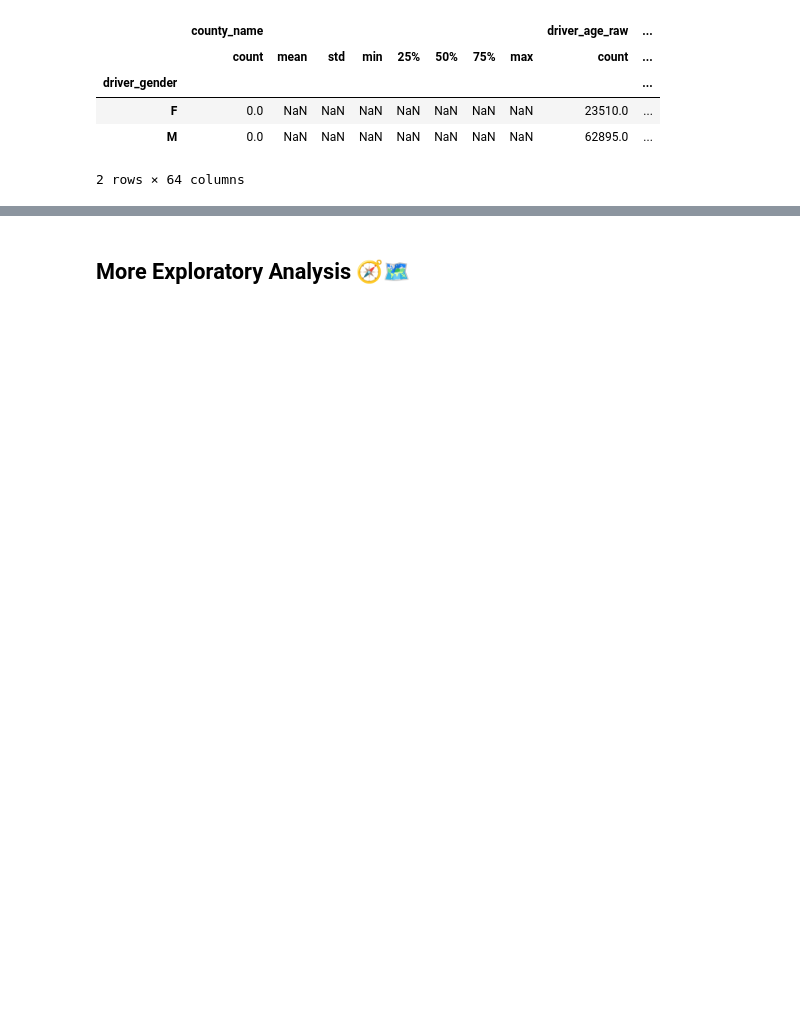
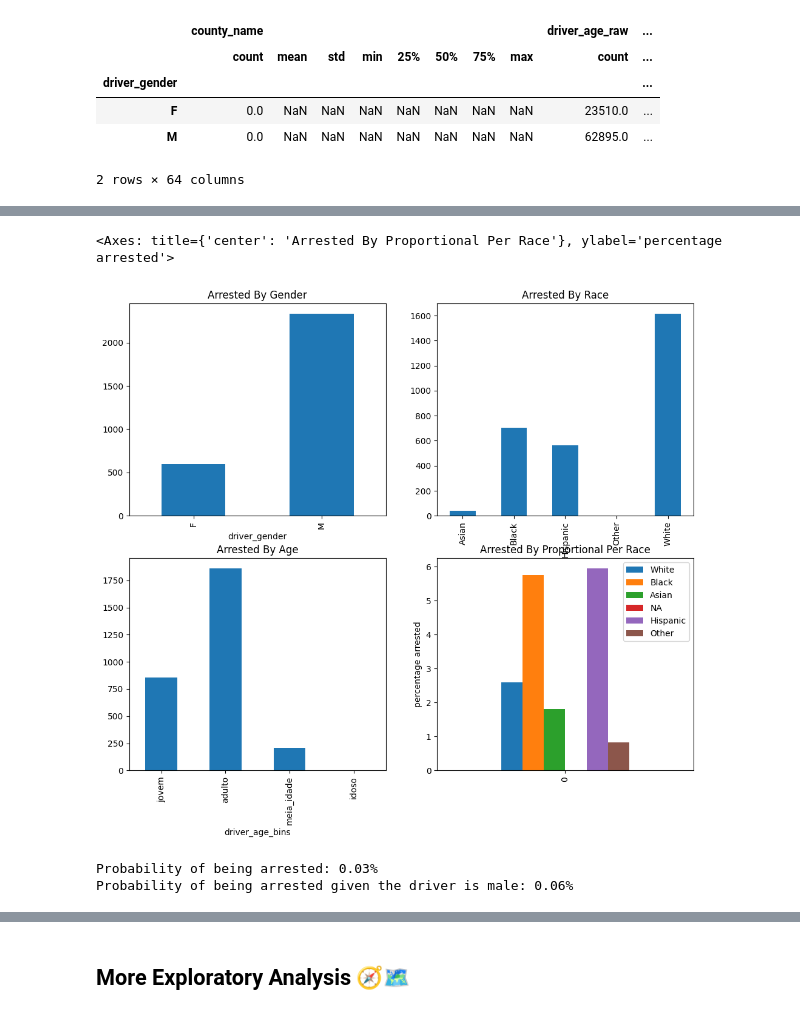
Before and after one commit to GUILN/masters-data-science, a Jupyter notebook: notebooks/trabalho_data_science.ipynb, the cells around one changed output, grey strips where cells are left out. Saved outputs shown, nothing was run; the diff lists cells and outputs as text; code cells hidden in the pictures; blank space fills up the shorter version.

```diff
--- a/notebooks/trabalho_data_science.ipynb
+++ b/notebooks/trabalho_data_science.ipynb
@@ -254,0 +271,69 @@ featured_df[featured_df.is_arrested == True].groupby("driver_gender")[
+# %%
+featured_df_cp = featured_df.copy()
+featured_df_cp["driver_race"] = featured_df.driver_race.fillna("NA")
+
+arrest_proportional_per_race = {}
+
+for race in featured_df_cp["driver_race"].unique():
+    arrest_proportional_per_race[race] = (
+        featured_df_cp[
+            (featured_df_cp.is_arrested == True) & (featured_df_cp.driver_race == race)
+        ].shape[0]
+        / featured_df_cp[featured_df_cp.driver_race == race].shape[0]
+    ) * 100
+
+arrested_proportional_per_race_df = pd.DataFrame(
+    arrest_proportional_per_race, index=[0]
+)
+# %%
+fig, axes = plt.subplots(nrows=2, ncols=2)
+# change figure size
+fig.set_size_inches(12, 10)
+
+featured_df[featured_df.is_arrested == True].groupby("driver_gender")[
+    "counter"
+].count().plot(kind="bar", ax=axes[0, 0], title="Arrested By Gender")
+
+featured_df[featured_df.is_arrested == True].groupby("driver_race")[
+    "counter"
+].count().plot(kind="bar", ax=axes[0, 1], title="Arrested By Race")
+
+featured_df[featured_df.is_arrested == True].groupby("driver_age_bins")[
+    "counter"
+].count().plot(kind="bar", ax=axes[1, 0], title="Arrested By Age")
+
+arrested_proportional_per_race_df.plot(
+    kind="bar",
+    ax=axes[1, 1],
+    ylabel="percentage arrested",
+    title="Arrested By Proportional Per Race",
+)
+# %% [output]
+<Axes: title={'center': 'Arrested By Proportional Per Race'}, ylabel='percentage arrested'>
+[figure, added]
+# %%
+p_being_arrested = (
+    featured_df[featured_df.is_arrested == True].shape[0] / featured_df.shape[0]
+)
+p_being_arrested_and_black_or_hispanic = (
+    featured_df[
+        (featured_df.is_arrested == True) & (featured_df.is_black_or_hispanic == True)
+    ].shape[0]
+    / featured_df.shape[0]
+)
+p_being_black_or_hispanic = (
+    featured_df[featured_df.is_black_or_hispanic == True].shape[0]
+    / featured_df.shape[0]
+)
+
+p_being_arrested_given_male = (
+    p_being_arrested_and_black_or_hispanic / p_being_black_or_hispanic
+)
+
+print(f"Probability of being arrested: {p_being_arrested:.2f}%")
+print(
+    f"Probability of being arrested given the driver is male: {p_being_arrested_given_male:.2f}%"
+)
+# %% [output]
+Probability of being arrested: 0.03%
+Probability of being arrested given the driver is male: 0.06%
```
Also changed, not shown: parts of 17 cells of this notebook.
